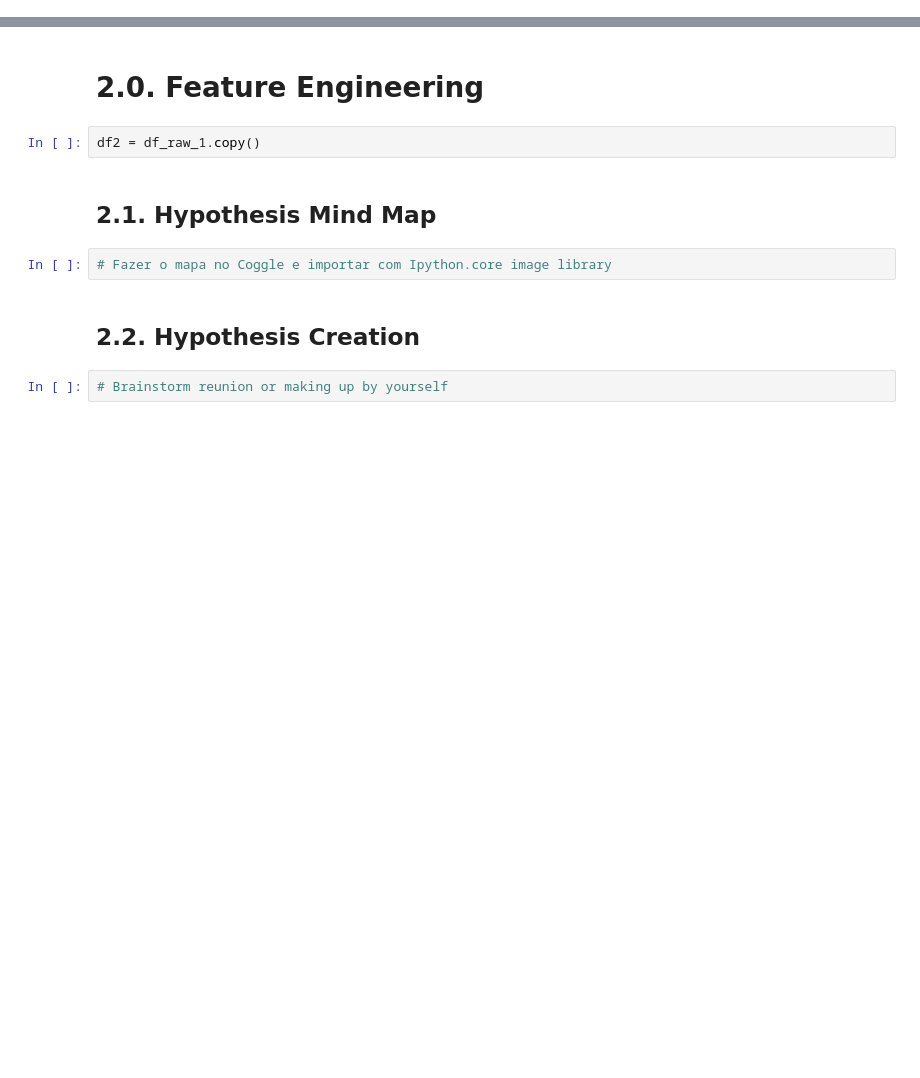
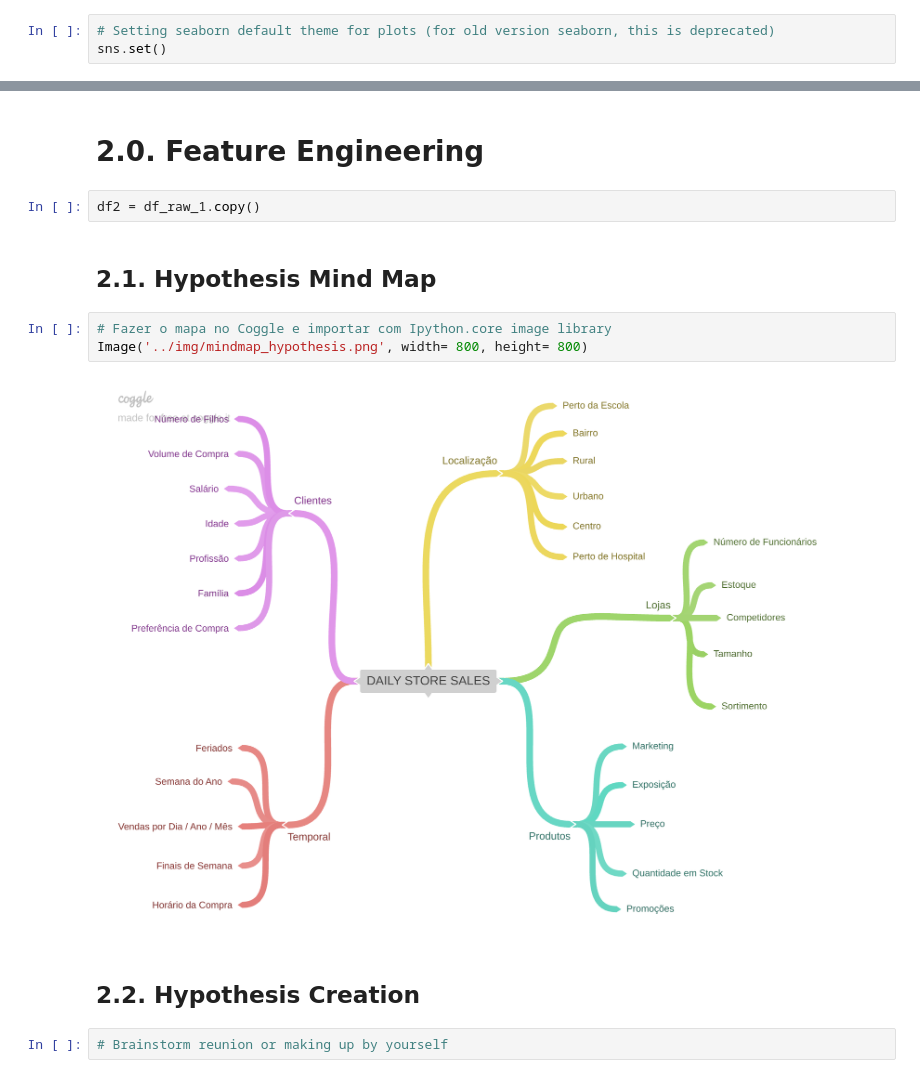
Before and after one commit to iury-repo/rossman-sales, a Jupyter notebook: notebooks/v01_store_sales_prediction.ipynb, the cells around one changed output, grey strips where cells are left out. Cells and saved outputs as stored; diff of their text form; blank space fills up the shorter version.

Commit message:
Added hypothesis mindmap and finished EDA univariated analysis

```diff
--- a/notebooks/v01_store_sales_prediction.ipynb
+++ b/notebooks/v01_store_sales_prediction.ipynb
@@ -13,3 +14,6 @@ from IPython.core.display import HTML
+# %%
+# Setting seaborn default theme for plots (for old version seaborn, this is deprecated)
+sns.set()
 # %% [markdown]
 ## 0.1. Helper functions
 # %% [markdown]
@@ -288,6 +292,9 @@ df2 = df_raw_1.copy()
 ## 2.1. Hypothesis Mind Map
 # %%
 # Fazer o mapa no Coggle e importar com Ipython.core image library
+Image('../img/mindmap_hypothesis.png', width= 800, height= 800)
+# %% [output]
+[figure, added]
 # %% [markdown]
 ## 2.2. Hypothesis Creation
 # %%
```
Also changed, not shown: parts of 28 cells of this notebook, 2 other files.
